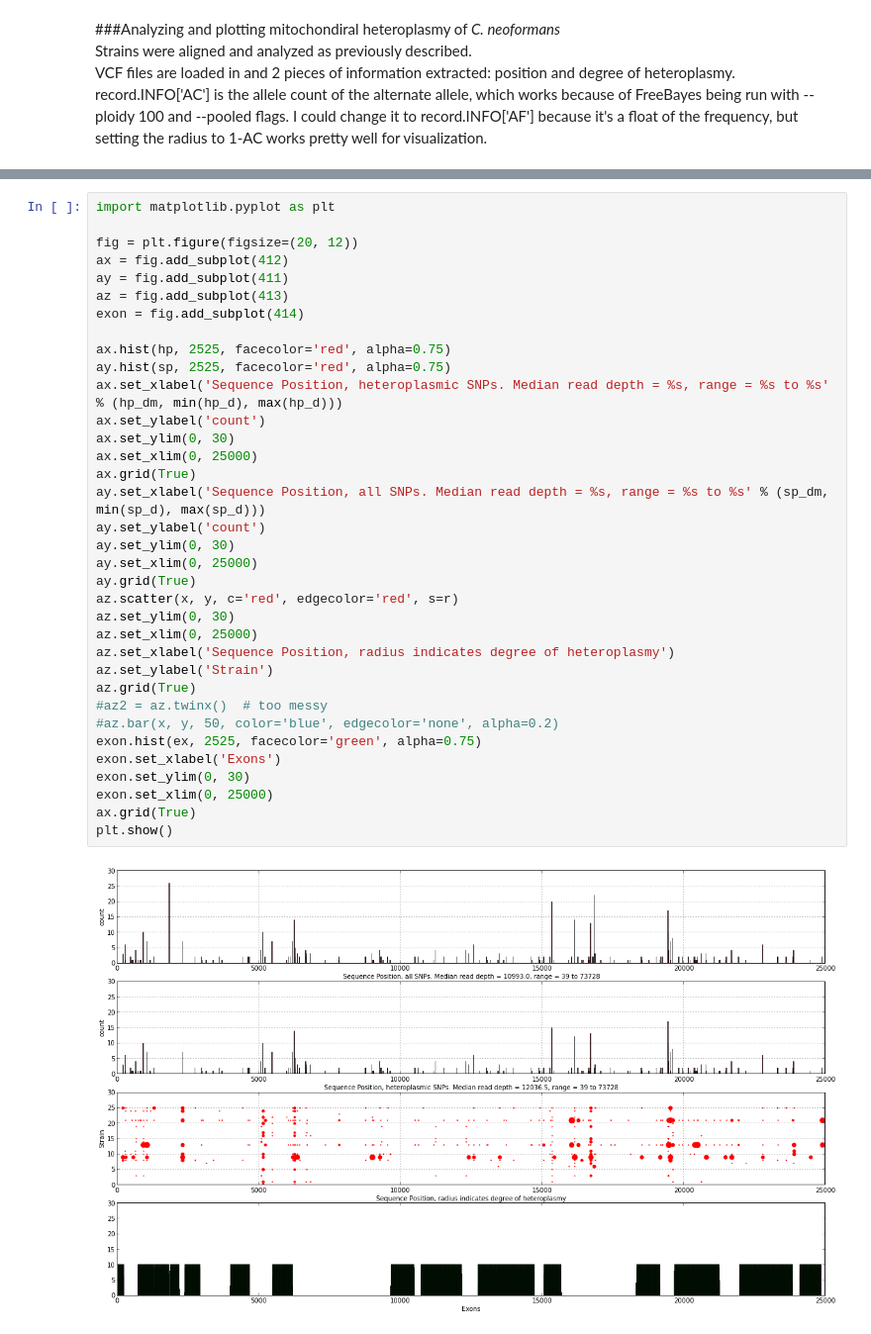
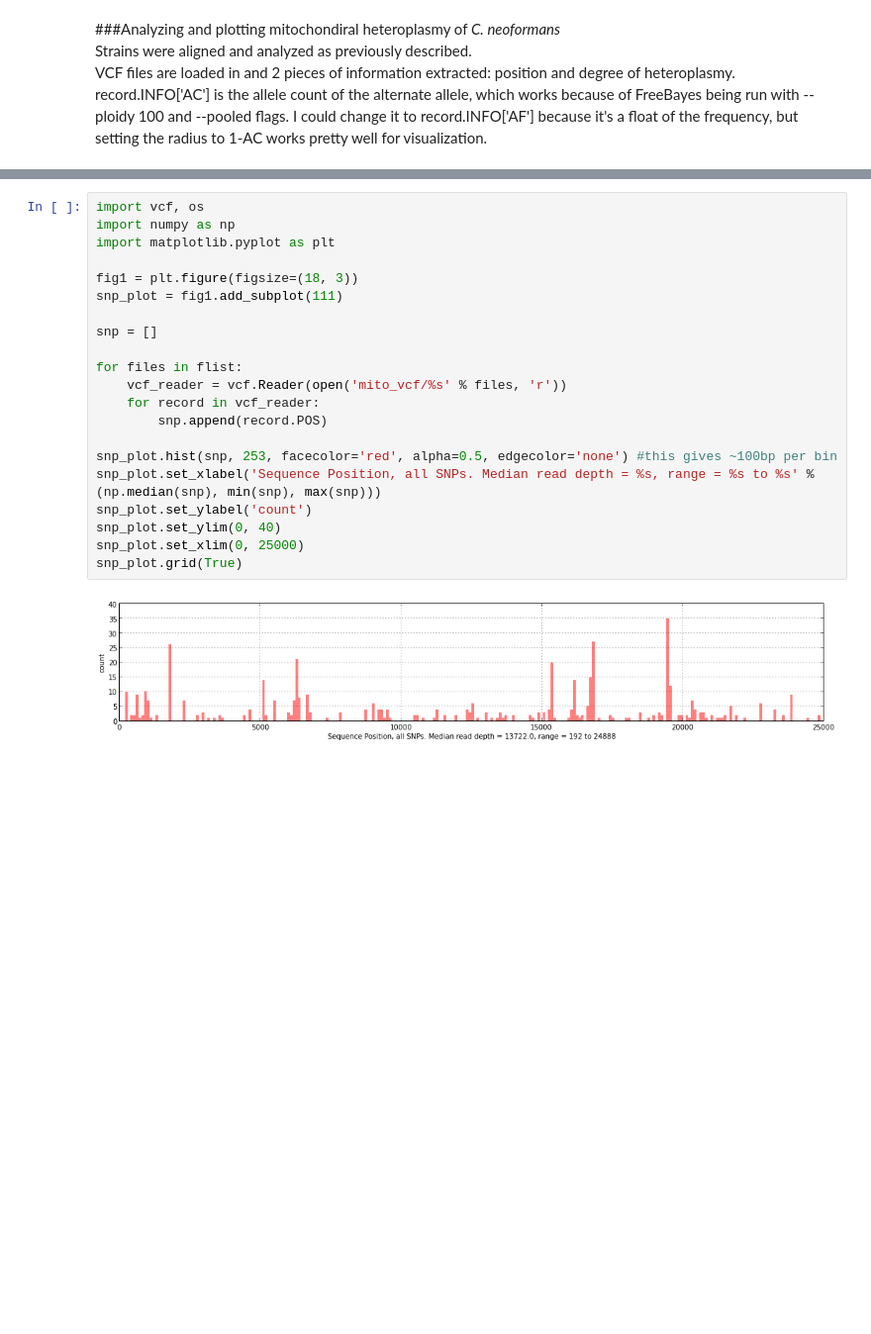
Before and after one commit to drlabratory/Research_Git, a Jupyter notebook: sequence_analysis/VCF plotting.ipynb, the cells around one changed output, grey strips where cells are left out. Shown at 99% size. Saved outputs shown, nothing was run; the diff lists cells and outputs as text; blank space fills up the shorter version.

Commit message:
Plotting results, building story

```diff
--- a/sequence_analysis/VCF plotting.ipynb
+++ b/sequence_analysis/VCF plotting.ipynb
@@ -52,37 +5,23 @@ for line in f:
-# %%
-import matplotlib.pyplot as plt
-
-fig = plt.figure(figsize=(20, 12))
-ax = fig.add_subplot(412)
-ay = fig.add_subplot(411)
-az = fig.add_subplot(413)
-exon = fig.add_subplot(414)
-
-ax.hist(hp, 2525, facecolor='red', alpha=0.75)
-ay.hist(sp, 2525, facecolor='red', alpha=0.75)
-ax.set_xlabel('Sequence Position, heteroplasmic SNPs. Median read depth = %s, range = %s to %s' % (hp_dm, min(hp_d), max(hp_d)))
-ax.set_ylabel('count')
-ax.set_ylim(0, 30)
-ax.set_xlim(0, 25000)
-ax.grid(True)
-ay.set_xlabel('Sequence Position, all SNPs. Median read depth = %s, range = %s to %s' % (sp_dm, min(sp_d), max(sp_d)))
-ay.set_ylabel('count')
-ay.set_ylim(0, 30)
-ay.set_xlim(0, 25000)
-ay.grid(True)
-az.scatter(x, y, c='red', edgecolor='red', s=r)
-az.set_ylim(0, 30)
-az.set_xlim(0, 25000)
-az.set_xlabel('Sequence Position, radius indicates degree of heteroplasmy')
-az.set_ylabel('Strain')
-az.grid(True)
-#az2 = az.twinx()  # too messy
-#az.bar(x, y, 50, color='blue', edgecolor='none', alpha=0.2)
-exon.hist(ex, 2525, facecolor='green', alpha=0.75)
-exon.set_xlabel('Exons')
-exon.set_ylim(0, 30)
-exon.set_xlim(0, 25000)
-ax.grid(True)
-plt.show()
-# %% [output]
-[figure, removed]
+# %%
+import vcf, os
+import numpy as np
+import matplotlib.pyplot as plt
+
+fig1 = plt.figure(figsize=(18, 3))
+snp_plot = fig1.add_subplot(111)
+
+snp = []
+
+for files in flist:
+    vcf_reader = vcf.Reader(open('mito_vcf/%s' % files, 'r'))
+    for record in vcf_reader:
+        snp.append(record.POS)
+
+snp_plot.hist(snp, 253, facecolor='red', alpha=0.5, edgecolor='none') #this gives ~100bp per bin
+snp_plot.set_xlabel('Sequence Position, all SNPs. Median read depth = %s, range = %s to %s' % (np.median(snp), min(snp), max(snp)))
+snp_plot.set_ylabel('count')
+snp_plot.set_ylim(0, 40)
+snp_plot.set_xlim(0, 25000)
+snp_plot.grid(True)
+# %% [output]
+[figure, added]
```
Also changed, not shown: parts of 5 cells of this notebook, 3 other files.
